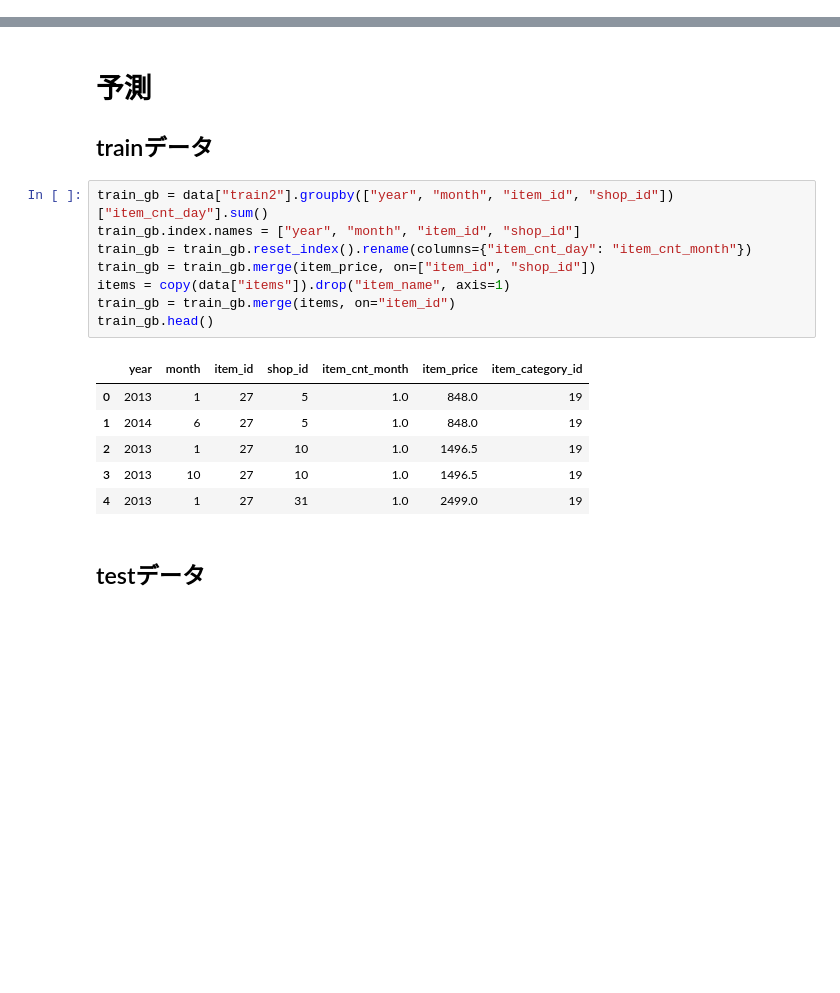
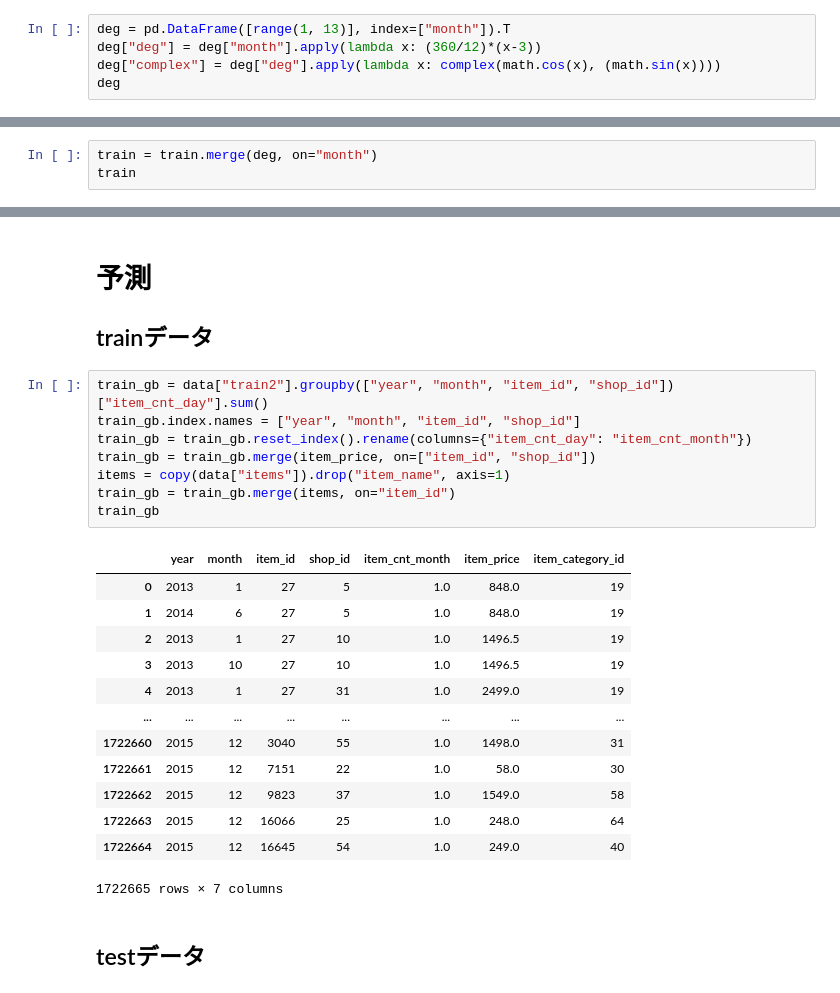
Before and after one commit to Laplusdestiny/-kaggle-Predict-Future-Sales, a Jupyter notebook: Predict-Future-Sales-01.ipynb, the cells around one changed output, grey strips where cells are left out. Drawn from its saved outputs; the diff is of its cells as text; blank space fills up the shorter version.

```diff
--- a/Predict-Future-Sales-01.ipynb
+++ b/Predict-Future-Sales-01.ipynb
@@ -356,3 +355,8 @@ train.head()
 | 2 | 2013-05-01 | 0 | 25 | 2552 | 899.00 | -1.0 | 2013 | 5 |
 | 3 | 2013-06-01 | 0 | 25 | 2554 | 1709.05 | 1.0 | 2013 | 6 |
 | 4 | 2013-01-15 | 0 | 25 | 2555 | 1099.00 | 1.0 | 2013 | 1 |
+# %%
+deg = pd.DataFrame([range(1, 13)], index=["month"]).T
+deg["deg"] = deg["month"].apply(lambda x: (360/12)*(x-3))
+deg["complex"] = deg["deg"].apply(lambda x: complex(math.cos(x), (math.sin(x))))
+deg
@@ -358,0 +377,3 @@ train.head()
+# %%
+train = train.merge(deg, on="month")
+train
@@ -410,18 +445,25 @@ data["item_cat"].head()
 # %%
 train_gb = data["train2"].groupby(["year", "month", "item_id", "shop_id"])["item_cnt_day"].sum()
 train_gb.index.names = ["year", "month", "item_id", "shop_id"]
 train_gb = train_gb.reset_index().rename(columns={"item_cnt_day": "item_cnt_month"})
 train_gb = train_gb.merge(item_price, on=["item_id", "shop_id"])
 items = copy(data["items"]).drop("item_name", axis=1)
 train_gb = train_gb.merge(items, on="item_id")
-train_gb.head()
+train_gb
 # %% [output]
 |  | year | month | item_id | shop_id | item_cnt_month | item_price | item_category_id |
 | 0 | 2013 | 1 | 27 | 5 | 1.0 | 848.0 | 19 |
 | 1 | 2014 | 6 | 27 | 5 | 1.0 | 848.0 | 19 |
 | 2 | 2013 | 1 | 27 | 10 | 1.0 | 1496.5 | 19 |
 | 3 | 2013 | 10 | 27 | 10 | 1.0 | 1496.5 | 19 |
 | 4 | 2013 | 1 | 27 | 31 | 1.0 | 2499.0 | 19 |
+| ... | ... | ... | ... | ... | ... | ... | ... |
+| 1722660 | 2015 | 12 | 3040 | 55 | 1.0 | 1498.0 | 31 |
+| 1722661 | 2015 | 12 | 7151 | 22 | 1.0 | 58.0 | 30 |
+| 1722662 | 2015 | 12 | 9823 | 37 | 1.0 | 1549.0 | 58 |
+| 1722663 | 2015 | 12 | 16066 | 25 | 1.0 | 248.0 | 64 |
+| 1722664 | 2015 | 12 | 16645 | 54 | 1.0 | 249.0 | 40 |
+1722665 rows × 7 columns
 # %% [markdown]
 ## testデータ
 # %%
```
Also changed, not shown: parts of 10 cells of this notebook.
